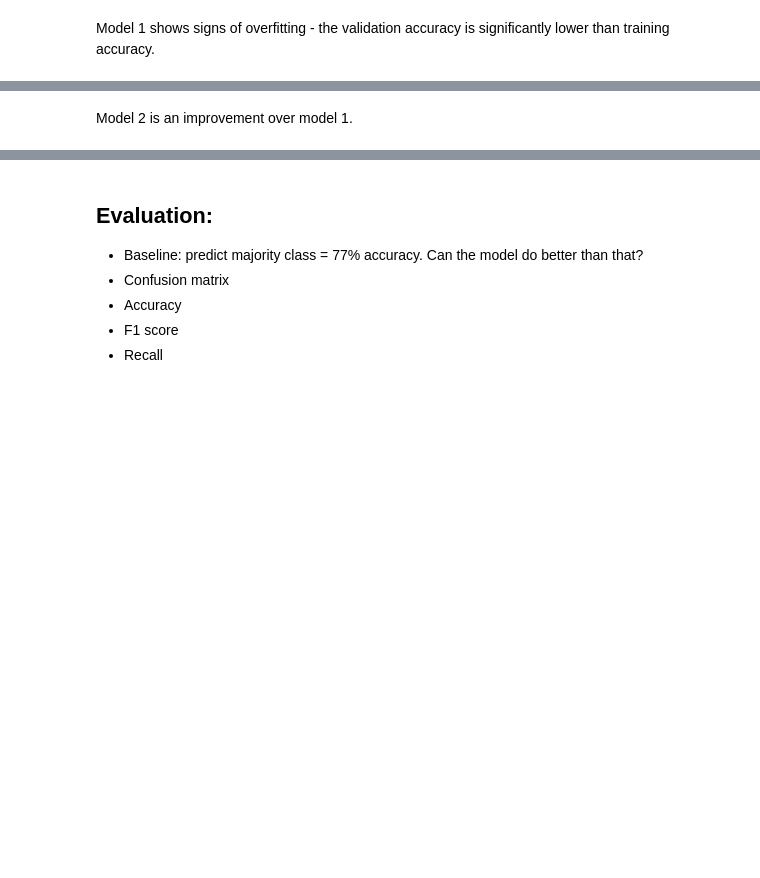
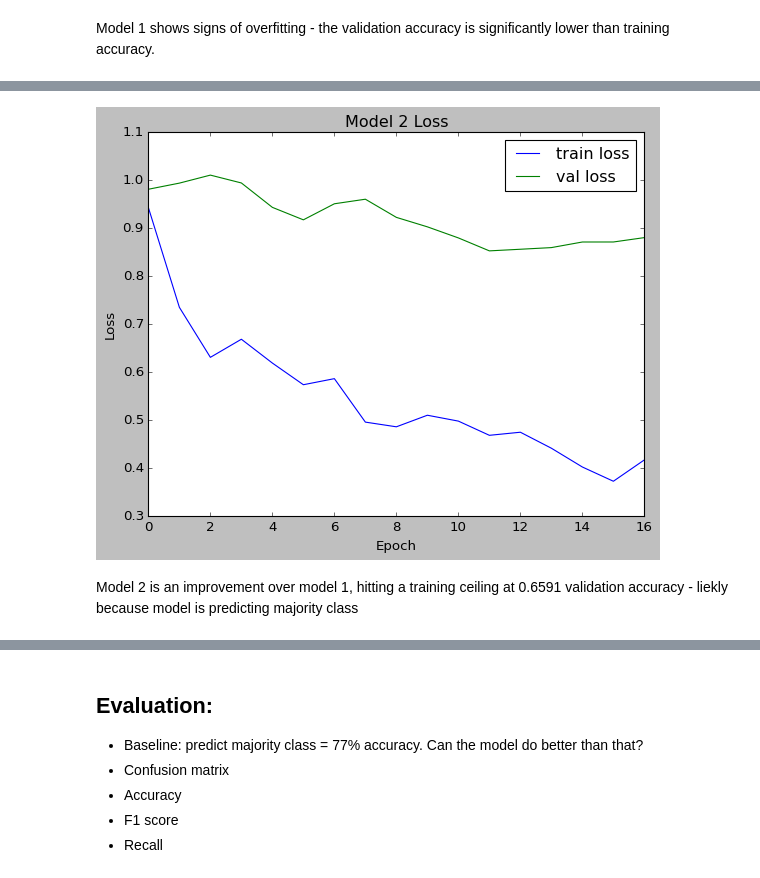
Before and after one commit to FleaBusyBeeBergs/dtsa5511-final-project, a Jupyter notebook: dtsa5511_final_project.ipynb, the cells around one changed output, grey strips where cells are left out. Saved outputs shown, nothing was run; the diff lists cells and outputs as text; code cells hidden in the pictures; blank space fills up the shorter version.

```diff
--- a/dtsa5511_final_project.ipynb
+++ b/dtsa5511_final_project.ipynb
@@ -1123,5 +1169,15 @@ Epoch 6/30
+# %%
+plt.plot(history2.history['loss'], label='train loss')
+plt.plot(history2.history['val_loss'], label='val loss')
+plt.xlabel('Epoch')
+plt.ylabel('Loss')
+plt.legend()
+plt.title('Model 2 Loss')
+plt.show()
+# %% [output]
+[figure, added]
 # %% [markdown]
-Model 2 is an improvement over model 1.
+Model 2 is an improvement over model 1, hitting a training ceiling at 0.6591 validation accuracy - liekly because model is predicting majority class
 # %%
 K.clear_session()
 
```
Also changed, not shown: parts of 22 cells of this notebook.
